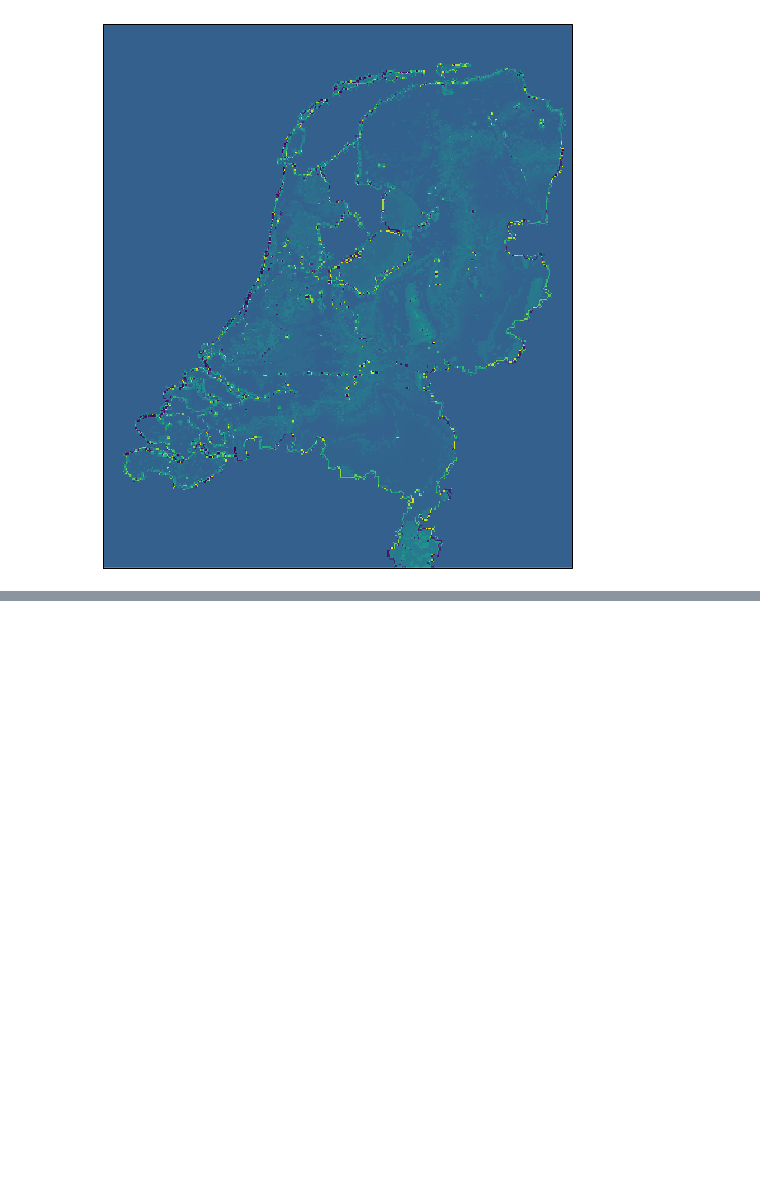
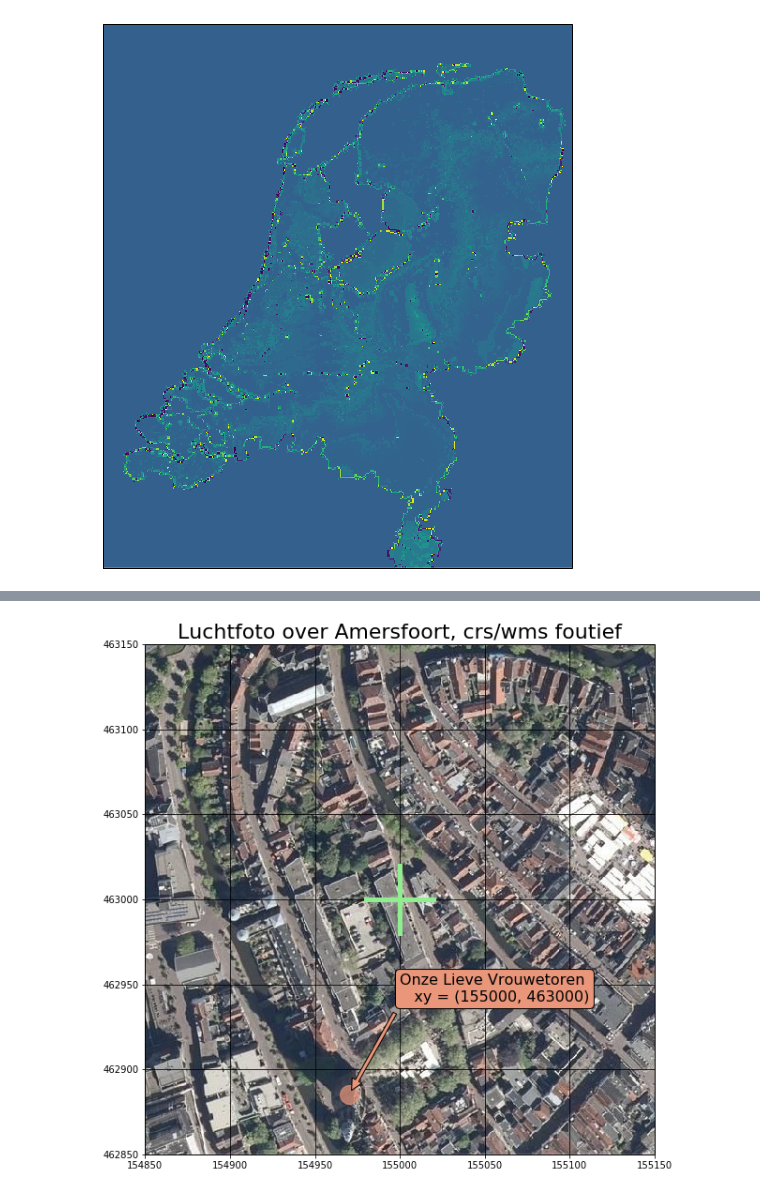
Before and after one commit to MAMBA-python/course-material, a Jupyter notebook: Practical_examples/GIS/wms_plot.ipynb, the cells around one changed output, grey strips where cells are left out. Saved outputs shown, nothing was run; the diff lists cells and outputs as text; code cells hidden in the pictures; blank space fills up the shorter version.

```diff
--- a/Practical_examples/GIS/wms_plot.ipynb
+++ b/Practical_examples/GIS/wms_plot.ipynb
@@ -88,0 +96,26 @@ Text(0.5, 1.0, 'AHN2 over Zeeland, kleurenschaal verkeerd')
+# %%
+ax = plt.axes(projection=crs)
+ax.figure.set_size_inches(12, 10)
+xrange = range(154850, 155151, 50)
+yrange = range(462850, 463151, 50)
+
+ax.set_xlim((xrange.start, xrange.stop - 1))
+ax.set_ylim((yrange.start, yrange.stop - 1))
+m = ax.add_wms('https://geodata.nationaalgeoregister.nl/luchtfoto/rgb/wms?', layers=['Actueel_ortho25'])
+ax.gridlines(axes=ax, crs=crs,
+             xlocs=ticker.FixedLocator(xrange),
+             ylocs=ticker.FixedLocator(yrange),
+             color='k')
+ax.set_xticks(xrange, crs=crs)
+ax.set_yticks(yrange, crs=crs)
+ax.plot([154980, 155020], [463000, 463000], '-', lw=5, color='lightgreen')
+ax.plot([155000, 155000], [462980, 463020], '-', lw=5, color='lightgreen')
+ax.plot(154970, 462885, 'o', ms=20, color='darksalmon', alpha=0.7)
+
+ax.annotate('Onze Lieve Vrouwetoren\n   xy = (155000, 463000)',
+            (154970, 462885), xytext=(155000, 462940), FontSize=16,
+            bbox=dict(boxstyle="round", fc="darksalmon"),
+            arrowprops=dict(shrink=0.05, fc='darksalmon'))
+plt.title('Luchtfoto over Amersfoort, crs/wms foutief', fontdict={'FontSize': 22});
+# %% [output]
+[figure, added]
```
Also changed, not shown: parts of 13 cells of this notebook.
